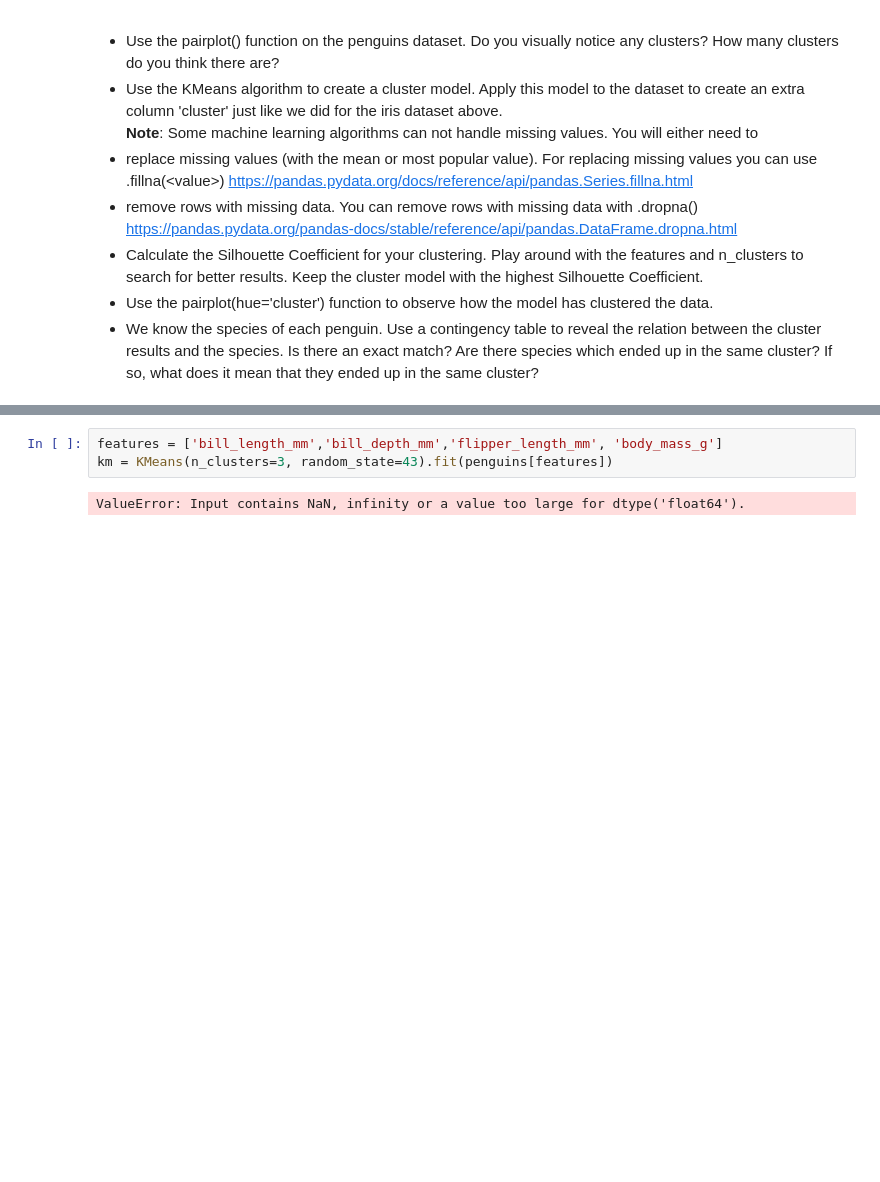
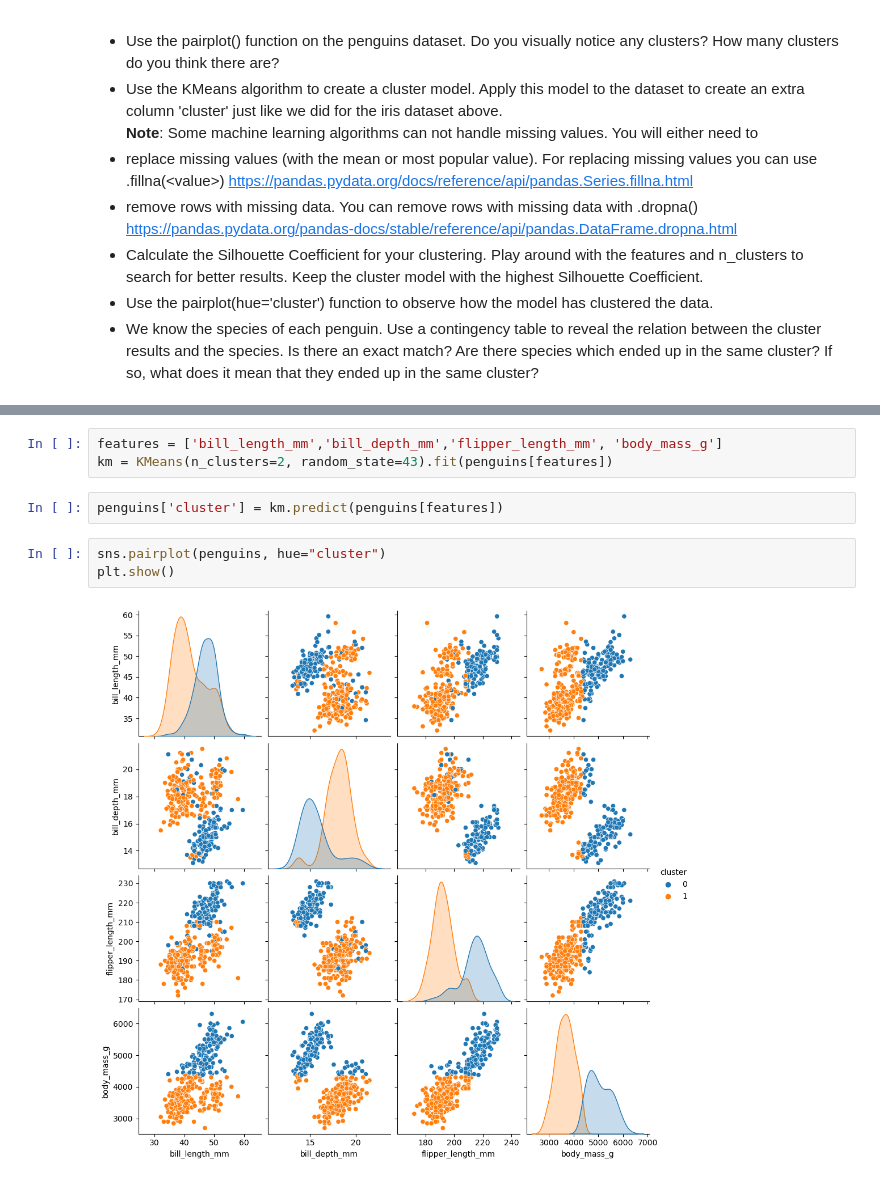
Before and after one commit to martijnschermers/intro-data-science, a Jupyter notebook: assignments/assignment-19.ipynb, the cells around one changed output, grey strips where cells are left out. Drawn from its saved outputs; the diff is of its cells as text; blank space fills up the shorter version.

```diff
--- a/assignments/assignment-19.ipynb
+++ b/assignments/assignment-19.ipynb
@@ -30,5 +33,10 @@ sns.pairplot(penguins, hue="species")
 # %%
 features = ['bill_length_mm','bill_depth_mm','flipper_length_mm', 'body_mass_g']
-km = KMeans(n_clusters=3, random_state=43).fit(penguins[features])
+km = KMeans(n_clusters=2, random_state=43).fit(penguins[features])
-# %% [output]
-ValueError: Input contains NaN, infinity or a value too large for dtype('float64').
+# %%
+penguins['cluster'] = km.predict(penguins[features])
+# %%
+sns.pairplot(penguins, hue="cluster")
+plt.show()
+# %% [output]
+[figure, added]
```
Also changed, not shown: parts of 5 cells of this notebook, 8 other files.
